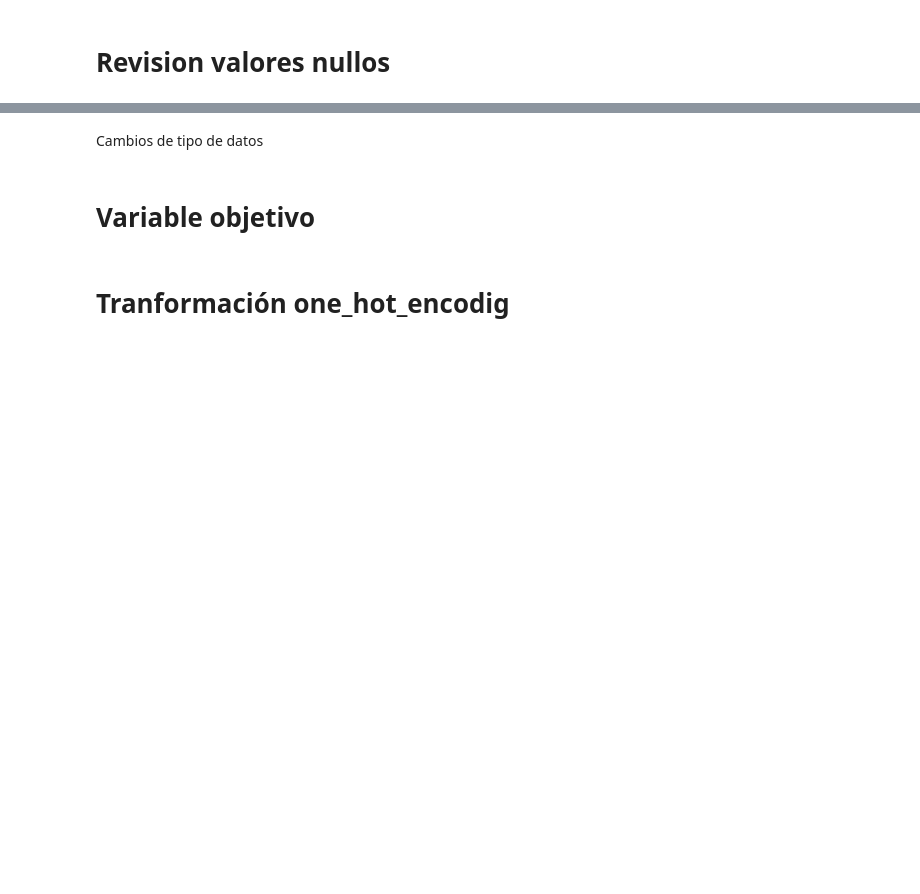
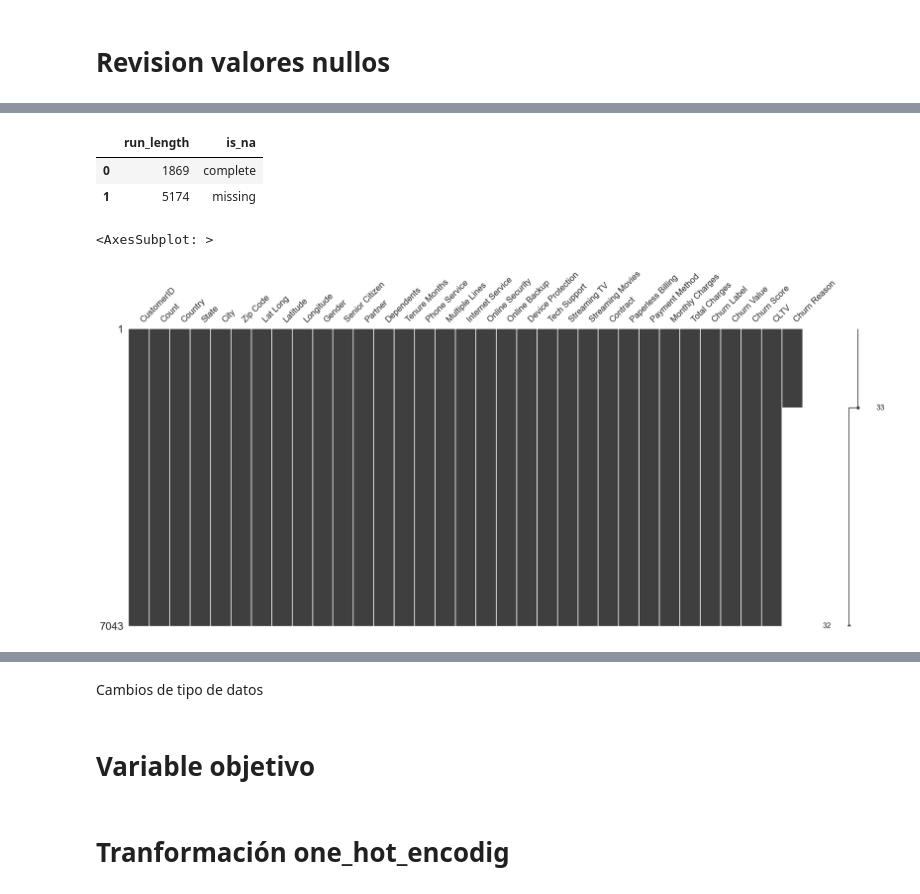
Before and after one commit to Brayam1998/dataScience_Churn, a Jupyter notebook: proyecto churn/Revision_Calidad_Data/revisionYtransformacion.ipynb, the cells around one changed output, grey strips where cells are left out. Cells and saved outputs as stored; diff of their text form; code cells hidden in the pictures; blank space fills up the shorter version.

```diff
--- a/proyecto churn/Revision_Calidad_Data/revisionYtransformacion.ipynb
+++ b/proyecto churn/Revision_Calidad_Data/revisionYtransformacion.ipynb
@@ -4,0 +17,12 @@ import matplotlib.pyplot as plt
+# %%
+%matplotlib inline
+
+sns.set(
+    rc={
+        "figure.figsize": (10, 10)
+    }
+)
+
+sns.set_style("whitegrid")
+# %%
+dataset = ut.load_from_csv(ut , "churn.csv")
@@ -27,0 +125,17 @@ dataSet.head(10)
+# %%
+(
+    dataset
+    .missing
+    .missing_variable_run(
+        variable="Churn Reason"
+    )
+)
+# %% [output]
+|  | run_length | is_na |
+| 0 | 1869 | complete |
+| 1 | 5174 | missing |
+# %%
+missingno.matrix(df= dataset)
+# %% [output]
+<AxesSubplot: >
+[figure, added]
```
Also changed, not shown: parts of 17 cells of this notebook, 6 other files.
